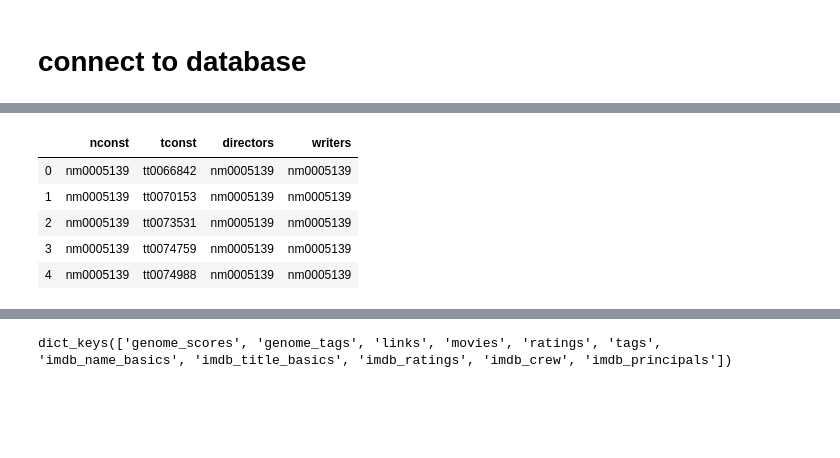
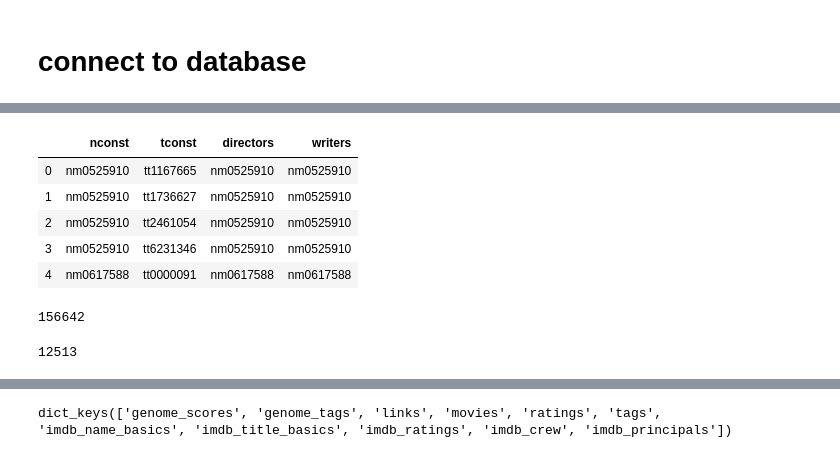
Before and after one commit to cwipy7/moreco, a Jupyter notebook: data_prep/create_actor_director_tables.ipynb, the cells around one changed output, grey strips where cells are left out. Cells and saved outputs as stored; diff of their text form; code cells hidden in the pictures; blank space fills up the shorter version.

```diff
--- a/data_prep/create_actor_director_tables.ipynb
+++ b/data_prep/create_actor_director_tables.ipynb
@@ -59,5 +63,3 @@ df_needed_movies.head()
 # %%
 # actors table
 # directors table
-# %%
-df_needed_movies.columns = ['movie_id_int']
@@ -73,9 +66,7 @@ df_needed_movies.head()
-# %%
-df_needed_movies['str_id'] = 'tt' + df_needed_movies['movie_id_int'].str.zfill(7)
 # %%
 needed_movies_joined_to_directors = pd.merge(df_needed_movies,
                                              dfs['imdb_crew'],
-                                             left_on='str_id',
+                                             left_on='movie_id',
                                              right_on='tconst',
                                              how='left')
 needed_movies_joined_to_directors.head()
@@ -89,3 +102,3 @@ needed_movies_joined_to_directors.head()
 # %%
-needed_movies_joined_to_directors = (
-    needed_movies_joined_to_directors[needed_movies_joined_to_directors.directors != r'\N'])
+needed_movies_joined_to_directors = (needed_movies_joined_to_directors[~
+                               needed_movies_joined_to_directors.directors.isna()])
@@ -109,17 +190,27 @@ cleaned_all_needed_directors.head()
 # %%
 directors_and_movies = pd.merge(cleaned_all_needed_directors,
                                 dfs['imdb_crew'],
                                 left_on='nconst',
                                 right_on='directors',
-                                how='left')
+                                how='inner')
 directors_and_movies.head()
 # %% [output]
 |  | nconst | tconst | directors | writers |
-| 0 | nm0005139 | tt0066842 | nm0005139 | nm0005139 |
-| 1 | nm0005139 | tt0070153 | nm0005139 | nm0005139 |
-| 2 | nm0005139 | tt0073531 | nm0005139 | nm0005139 |
-| 3 | nm0005139 | tt0074759 | nm0005139 | nm0005139 |
-| 4 | nm0005139 | tt0074988 | nm0005139 | nm0005139 |
+| 0 | nm0525910 | tt1167665 | nm0525910 | nm0525910 |
+| 1 | nm0525910 | tt1736627 | nm0525910 | nm0525910 |
+| 2 | nm0525910 | tt2461054 | nm0525910 | nm0525910 |
+| 3 | nm0525910 | tt6231346 | nm0525910 | nm0525910 |
+| 4 | nm0617588 | tt0000091 | nm0617588 | nm0617588 |
+# %%
+directors_and_movies.tconst.nunique()
+# %% [output]
+156642
+# %%
+# filter this set down by only the movies we have access to.
+directors_and_movies_filtered = directors_and_movies[directors_and_movies.tconst.isin(unique_movies)]
+directors_and_movies_filtered.tconst.nunique()
+# %% [output]
+12513
 # %%
 # check how many movies each director was in
 s = directors_and_movies.groupby('nconst').count()['tconst'].sort_values(ascending=False)
```
Also changed, not shown: parts of 66 cells of this notebook, 1 other file.
